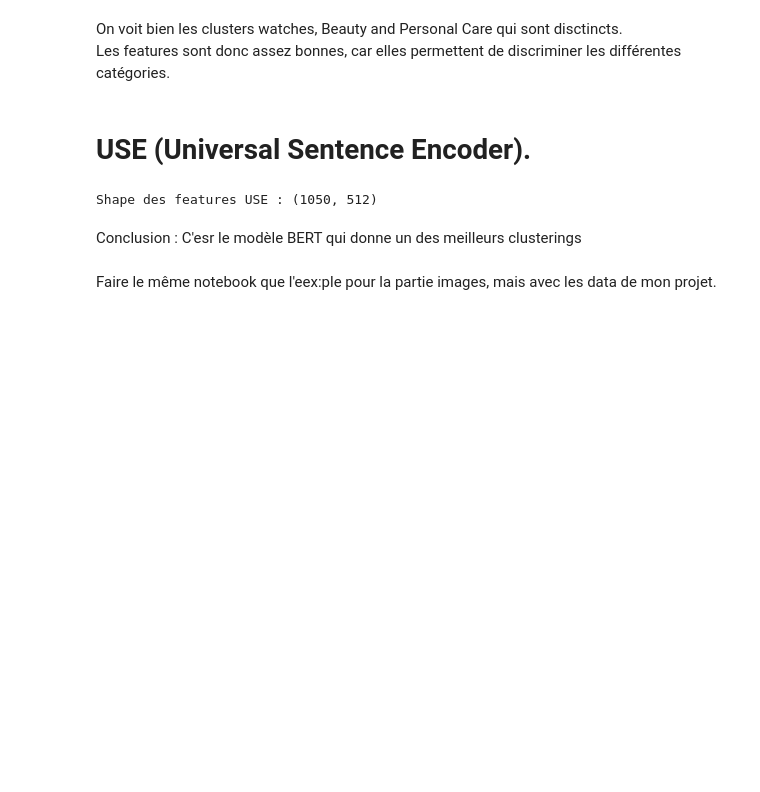
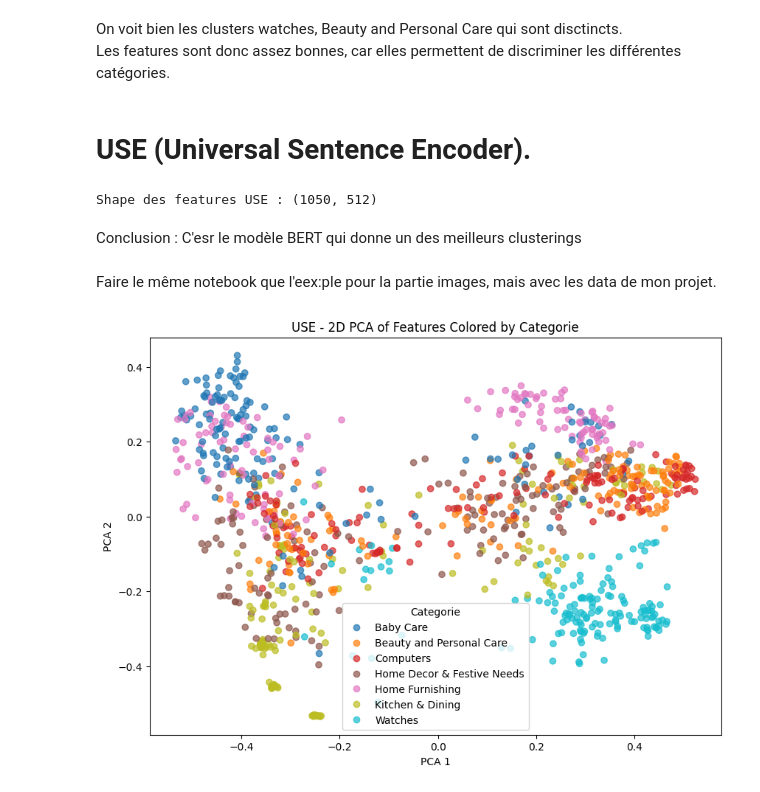
Before and after one commit to JeanProjets/Projet_6, a Jupyter notebook: Projet_6_feature_text.ipynb, the cells around one changed output. Cells and saved outputs as stored; diff of their text form; code cells hidden in the pictures; blank space fills up the shorter version.

```diff
--- a/Projet_6_feature_text.ipynb
+++ b/Projet_6_feature_text.ipynb
@@ -665,3 +666,27 @@ Shape des features USE : (1050, 512)
 Conclusion : C'esr le modèle BERT qui donne un des meilleurs clusterings
 # %% [markdown]
 Faire le même notebook que l'eex:ple pour la partie images, mais avec les data de mon projet.
+# %%
+le = LabelEncoder()
+labels = le.fit_transform(df['categorie'])
+
+# Fit PCA to reduce to 2 dimensions
+
+pca = PCA(n_components=2)
+X_pca = pca.fit_transform(use_features)
+
+# Plot
+
+plt.figure(figsize=(10, 7))
+scatter = plt.scatter(X_pca[:, 0], X_pca[:, 1], c=labels, cmap='tab10', alpha=0.7)
+
+# Add legend with category names
+
+handles, _ = scatter.legend_elements()
+plt.legend(handles, le.classes_, title="Categorie")
+plt.xlabel("PCA 1")
+plt.ylabel("PCA 2")
+plt.title("USE - 2D PCA of Features Colored by Categorie")
+plt.show()
+# %% [output]
+[figure, added]
```
Also changed, not shown: parts of 21 cells of this notebook, 5 other files.
